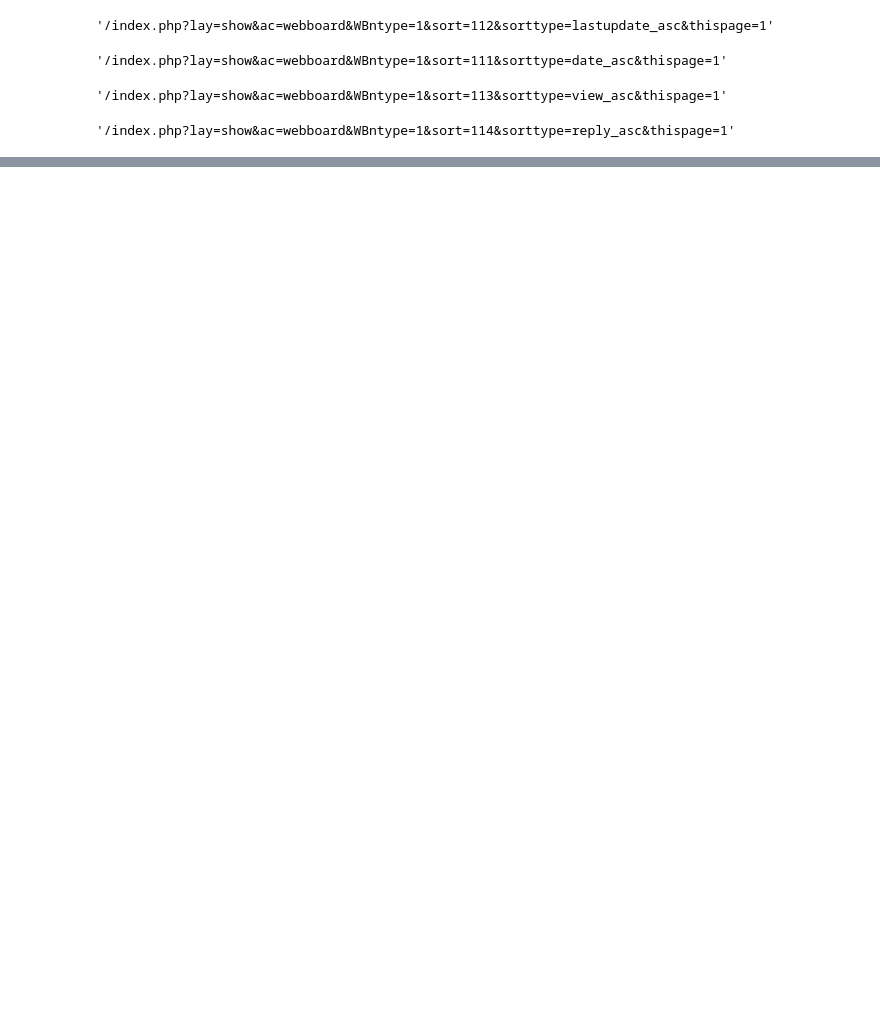
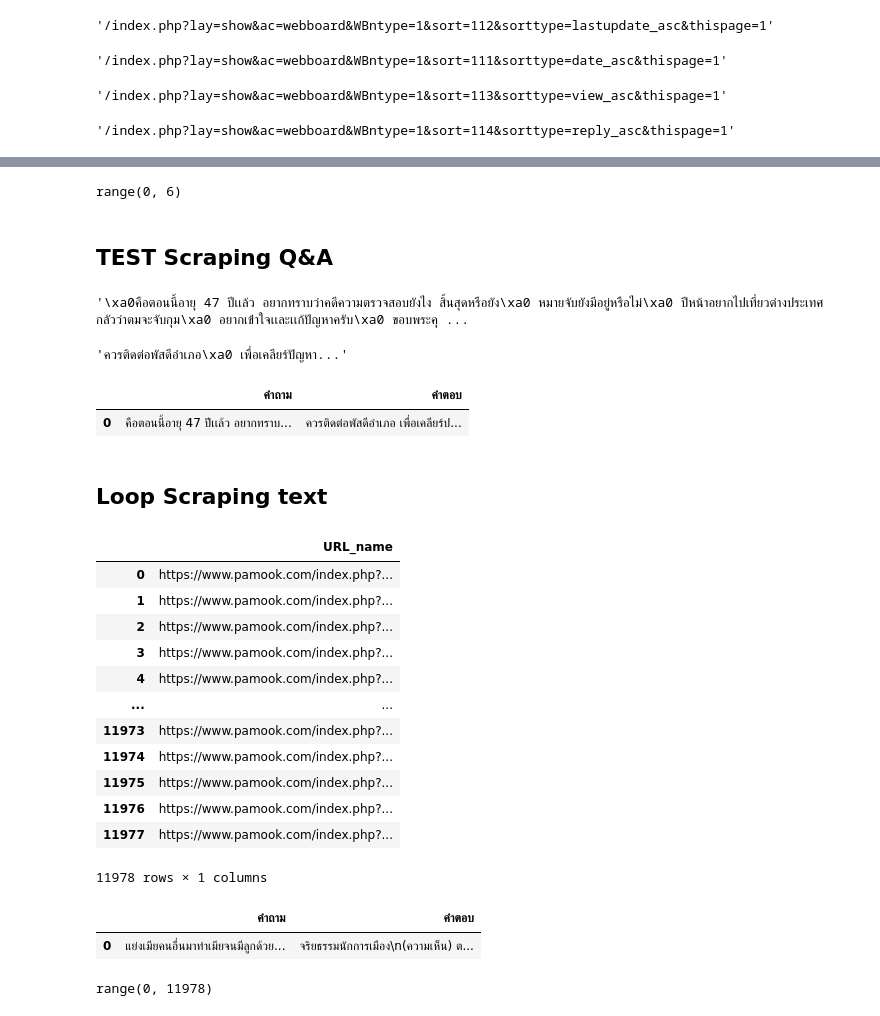
Before and after one commit to WiratchawaKannika/LegalDoc_project4, a Jupyter notebook: Scraping_PamookWeb.ipynb, the cells around one changed output, grey strips where cells are left out. Drawn from its saved outputs; the diff is of its cells as text; code cells hidden in the pictures; blank space fills up the shorter version.

```diff
--- a/Scraping_PamookWeb.ipynb
+++ b/Scraping_PamookWeb.ipynb
@@ -306,0 +438,6 @@ df[df[2] != "Scheduled"] # filters with 2 being the column that has the value
+# %%
+range(len(span))
+# %% [output]
+range(0, 6)
+# %% [markdown]
+## TEST Scraping Q&A
@@ -306,0 +456,15 @@ df[df[2] != "Scheduled"] # filters with 2 being the column that has the value
+# %%
+Question
+# %% [output]
+'\xa0คือตอนนี้อายุ 47 ปีเเล้ว อยากทราบว่าคดีความตรวจสอบยังไง สิ้นสุดหรือยัง\xa0 หมายจับยังมีอยู่หรือไม่\xa0 ปีหน้าอยากไปเที่ยวต่างประเทศ กลัวว่าตมจะจับกุม\xa0 อยากเข้่าใจเเละเเก้ปัญหาครับ\xa0 ขอบพระคุ ...
+# %%
+Anw
+# %% [output]
+'ควรติดต่อพัสดีอำเภอ\xa0 เพื่อเคลียร์ปัญหา...'
+# %%
+df
+# %% [output]
+|  | คำถาม | คำตอบ |
+| 0 | คือตอนนี้อายุ 47 ปีเเล้ว อยากทราบ... | ควรติดต่อพัสดีอำเภอ เพื่อเคลียร์ป... |
+# %% [markdown]
+## Loop Scraping text
@@ -306,0 +474,16 @@ df[df[2] != "Scheduled"] # filters with 2 being the column that has the value
+# %%
+pamook_url
+# %% [output]
+|  | URL_name |
+| 0 | https://www.pamook.com/index.php?... |
+| 1 | https://www.pamook.com/index.php?... |
+| 2 | https://www.pamook.com/index.php?... |
+| 3 | https://www.pamook.com/index.php?... |
+| 4 | https://www.pamook.com/index.php?... |
+| ... | ... |
+| 11973 | https://www.pamook.com/index.php?... |
+| 11974 | https://www.pamook.com/index.php?... |
+| 11975 | https://www.pamook.com/index.php?... |
+| 11976 | https://www.pamook.com/index.php?... |
+| 11977 | https://www.pamook.com/index.php?... |
+11978 rows × 1 columns
@@ -306,0 +504,9 @@ df[df[2] != "Scheduled"] # filters with 2 being the column that has the value
+# %%
+get_QA(3)
+# %% [output]
+|  | คำถาม | คำตอบ |
+| 0 | แย่งเมียคนอื่นมาทำเมียจนมีลูกด้วย... | จริยธรรมนักการเมือง\n(ความเห็น) ต... |
+# %%
+range(len(pamook_url))
+# %% [output]
+range(0, 11978)
```
Also changed, not shown: parts of 90 cells of this notebook.
